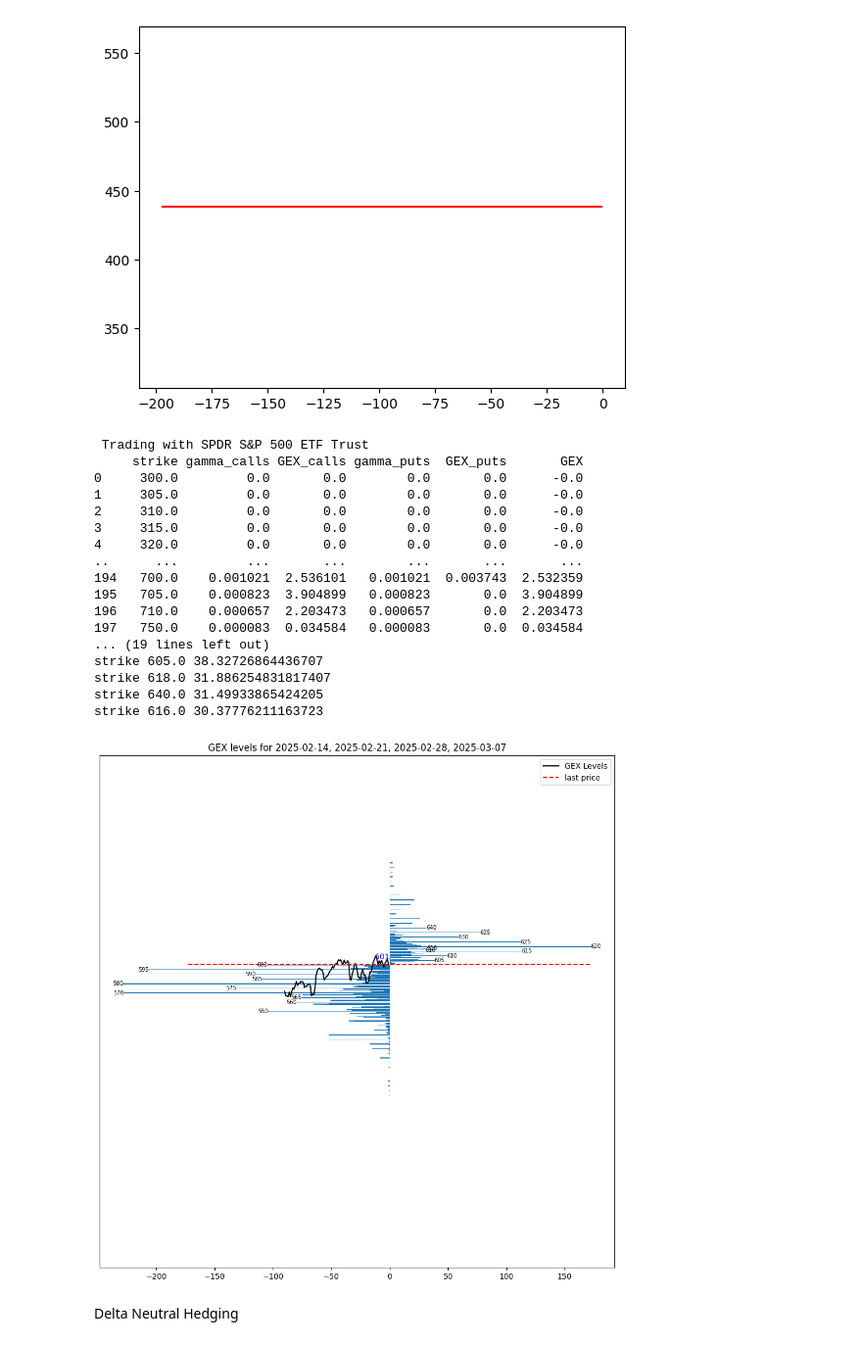
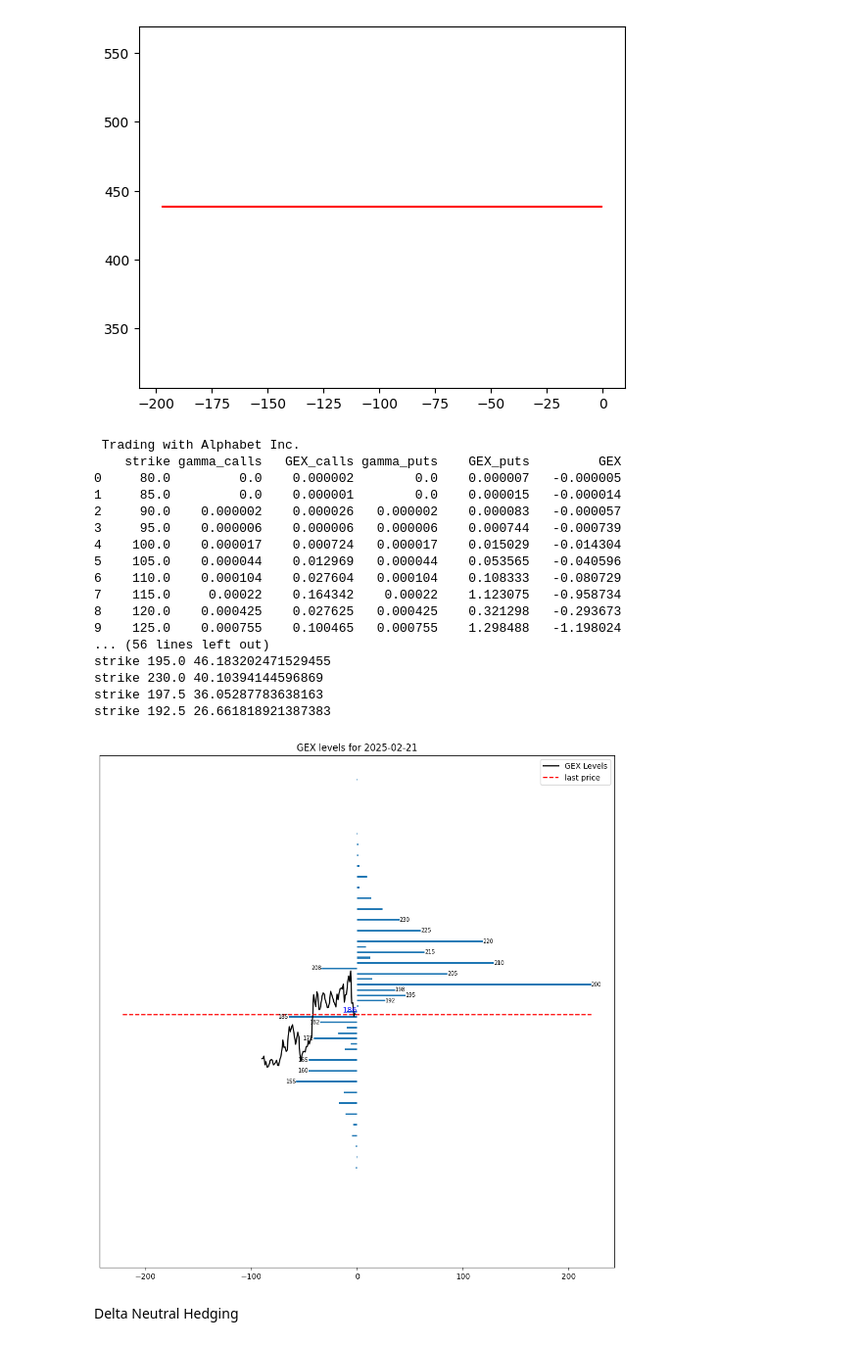
Before and after one commit to JonathanMasih/GEXLevel, a Jupyter notebook: gexxer_reveal_gex_levels.ipynb, the cells around one changed output. Shown at 98% size. Cells and saved outputs as stored; diff of their text form; code cells hidden in the pictures.

```diff
--- a/gexxer_reveal_gex_levels.ipynb
+++ b/gexxer_reveal_gex_levels.ipynb
@@ -345,6 +345,7 @@ from scipy.signal import find_peaks
 from scipy.stats import norm
 
 import yfinance as yf
+
 
 
 def black_scholes_gamma(S, K, T, r, sigma):
@@ -495,58 +496,59 @@ tickers_ninjatrader = ['SPY']
 
 
 # ONLY FUTURES & OPTIONS compatible with yahoo finance
-TICKER = "SPY"
+TICKER = "GOOGL"
 
 period_asset_price="max"
 period_asset_price="90d"
 
 #avaiable_expiration_dates = "[2023-06-02, 2023-06-09, 2023-06-16, 2023-06-23, 2023-06-30, 2023-07-07, 2023-07-21, 2023-08-18, 2023-09-15, 2023-10-20, 2023-11-17, 2023-12-15, 2024-01-19, 2024-03-15, 2024-06-21, 2024-09-20, 2024-12-20, 2025-01-17, 2025-06-20, 2025-12-19]"
 #avaiable_expiration_dates = [i.replace('[','').replace(']','').replace(' ','') for i in avaiable_expiration_dates.split(',')]
 
 #expiration_date = avaiable_expiration_dates[4]
 #expiration_date = "2025-02-14"
 
 
 
 
 #asset_data , merged_df = get_gex_dataframe( ticker = TICKER, expiration_date = expiration_date , period=period_asset_price )
 
 #print(merged_df.columns)
 
 #final_plot(asset_data, merged_df,
 #          show_strike=True,
 #          set_boundries=False,
 #          title=f"GEX levels \n {TICKER} expiration date {expiration_date} ")
 
 # Example usage with 4 dates
-expiration_dates = ["2025-02-14", "2025-02-21", "2025-02-28", "2025-03-07"]
+#expiration_dates = ["2025-02-14", "2025-02-21", "2025-02-28", "2025-03-07"]
+expiration_dates = ["2025-02-21"]
 asset_data, merged_df = get_gex_dataframe(ticker=TICKER, expiration_dates=expiration_dates, period="90d")
 print(merged_df)
 
 # Plotting the result
 final_plot(asset_data, merged_df,
           show_strike=True,
           set_boundries=False,
           title=f"GEX levels for {', '.join(expiration_dates)}")
 # %% [output]
- Trading with SPDR S&P 500 ETF Trust
-     strike gamma_calls GEX_calls gamma_puts  GEX_puts       GEX
-0     300.0         0.0       0.0        0.0       0.0      -0.0
-1     305.0         0.0       0.0        0.0       0.0      -0.0
-2     310.0         0.0       0.0        0.0       0.0      -0.0
-3     315.0         0.0       0.0        0.0       0.0      -0.0
-4     320.0         0.0       0.0        0.0       0.0      -0.0
-..      ...         ...       ...        ...       ...       ...
-194   700.0    0.001021  2.536101   0.001021  0.003743  2.532359
-195   705.0    0.000823  3.904899   0.000823       0.0  3.904899
-196   710.0    0.000657  2.203473   0.000657       0.0  2.203473
-197   750.0    0.000083  0.034584   0.000083       0.0  0.034584
-... (19 lines left out)
-strike 605.0 38.32726864436707
-strike 618.0 31.886254831817407
-strike 640.0 31.49933865424205
-strike 616.0 30.37776211163723
+ Trading with Alphabet Inc.
+    strike gamma_calls   GEX_calls gamma_puts    GEX_puts         GEX
+0     80.0         0.0    0.000002        0.0    0.000007   -0.000005
+1     85.0         0.0    0.000001        0.0    0.000015   -0.000014
+2     90.0    0.000002    0.000026   0.000002    0.000083   -0.000057
+3     95.0    0.000006    0.000006   0.000006    0.000744   -0.000739
+4    100.0    0.000017    0.000724   0.000017    0.015029   -0.014304
+5    105.0    0.000044    0.012969   0.000044    0.053565   -0.040596
+6    110.0    0.000104    0.027604   0.000104    0.108333   -0.080729
+7    115.0     0.00022    0.164342    0.00022    1.123075   -0.958734
+8    120.0    0.000425    0.027625   0.000425    0.321298   -0.293673
+9    125.0    0.000755    0.100465   0.000755    1.298488   -1.198024
+... (56 lines left out)
+strike 195.0 46.183202471529455
+strike 230.0 40.10394144596869
+strike 197.5 36.05287783638163
+strike 192.5 26.661818921387383
-[figure, old version]
+[figure, new version]
 # %% [markdown]
 Delta Neutral Hedging
 # %%
```
